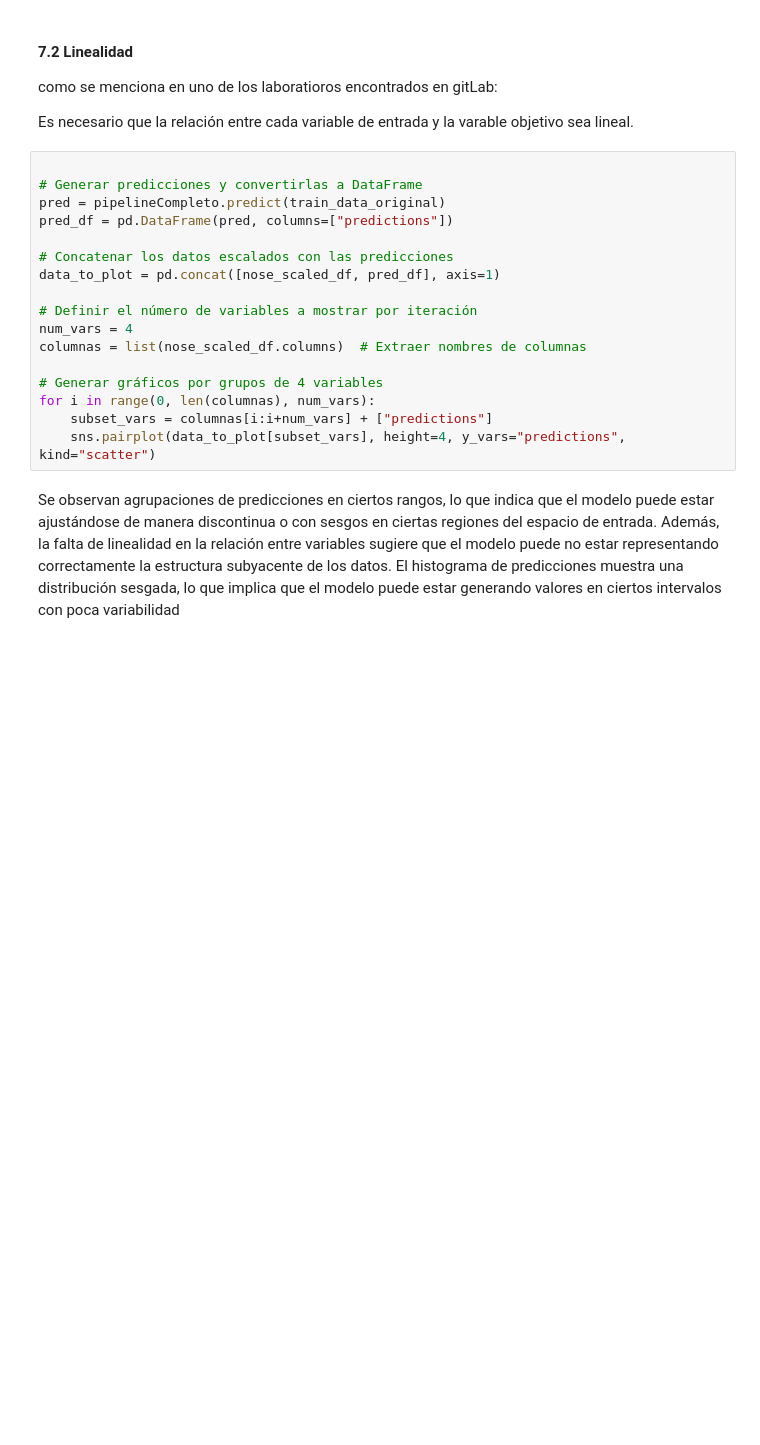
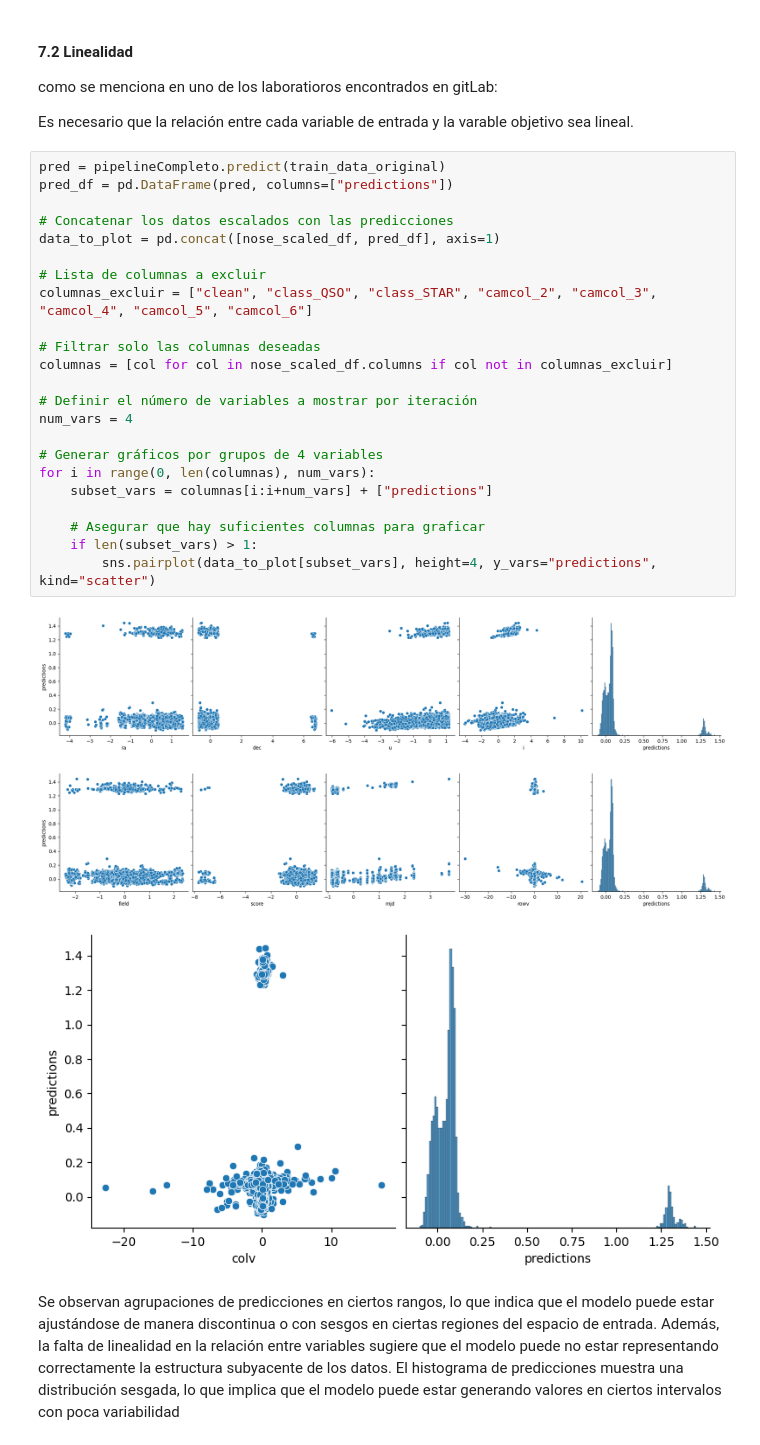
Before and after one commit to andreschaparr0/Laboratorios-BI, a Jupyter notebook: Lab 1.ipynb, the cells around one changed output. Cells and saved outputs as stored; diff of their text form; blank space fills up the shorter version.

```diff
--- a/Lab 1.ipynb
+++ b/Lab 1.ipynb
@@ -785,22 +808,32 @@ como se menciona en uno de los laboratioros encontrados en gitLab:
 
 Es necesario que la relación entre cada variable de entrada y la varable objetivo sea lineal.
 # %%
-
-# Generar predicciones y convertirlas a DataFrame
 pred = pipelineCompleto.predict(train_data_original)
 pred_df = pd.DataFrame(pred, columns=["predictions"])
 
 # Concatenar los datos escalados con las predicciones
 data_to_plot = pd.concat([nose_scaled_df, pred_df], axis=1)
 
+# Lista de columnas a excluir
+columnas_excluir = ["clean", "class_QSO", "class_STAR", "camcol_2", "camcol_3", "camcol_4", "camcol_5", "camcol_6"]
+
+# Filtrar solo las columnas deseadas
+columnas = [col for col in nose_scaled_df.columns if col not in columnas_excluir]
+
 # Definir el número de variables a mostrar por iteración
 num_vars = 4
-columnas = list(nose_scaled_df.columns)  # Extraer nombres de columnas
 
 # Generar gráficos por grupos de 4 variables
 for i in range(0, len(columnas), num_vars):
     subset_vars = columnas[i:i+num_vars] + ["predictions"]
-    sns.pairplot(data_to_plot[subset_vars], height=4, y_vars="predictions", kind="scatter")
+
+    # Asegurar que hay suficientes columnas para graficar
+    if len(subset_vars) > 1:
+        sns.pairplot(data_to_plot[subset_vars], height=4, y_vars="predictions", kind="scatter")
+# %% [output]
+[figure, added]
+[figure, added]
+[figure, added]
 # %% [markdown]
 Se observan agrupaciones de predicciones en ciertos rangos, lo que indica que el modelo puede estar ajustándose de manera discontinua o con sesgos en ciertas regiones del espacio de entrada. Además, la falta de linealidad en la relación entre variables sugiere que el modelo puede no estar representando correctamente la estructura subyacente de los datos. El histograma de predicciones muestra una distribución sesgada, lo que implica que el modelo puede estar generando valores en ciertos intervalos con poca variabilidad
 # %% [markdown]
```
Also changed, not shown: parts of 21 cells of this notebook.
